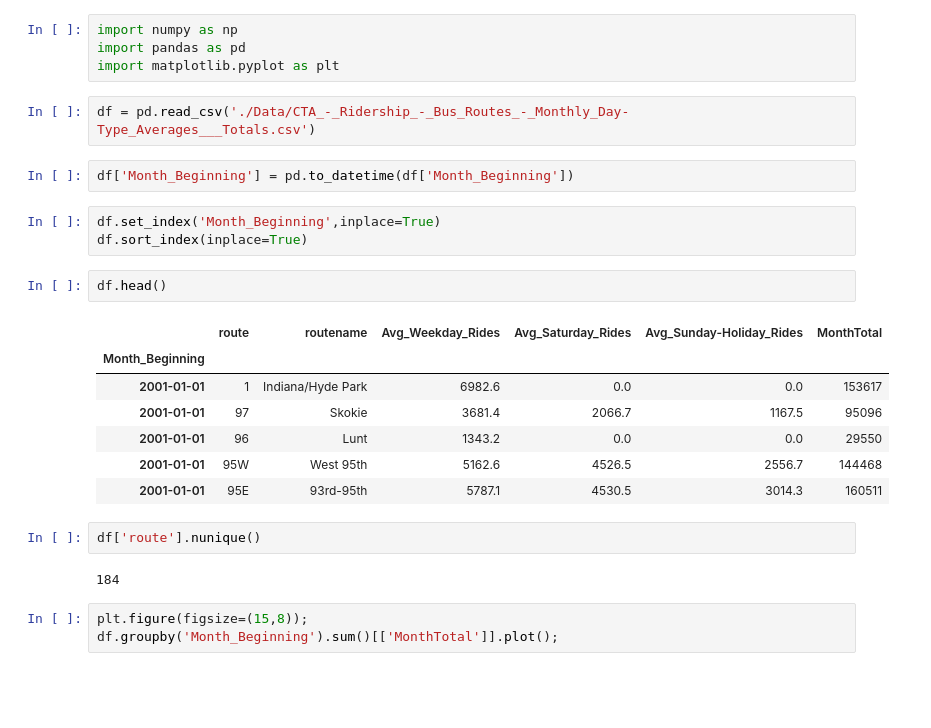
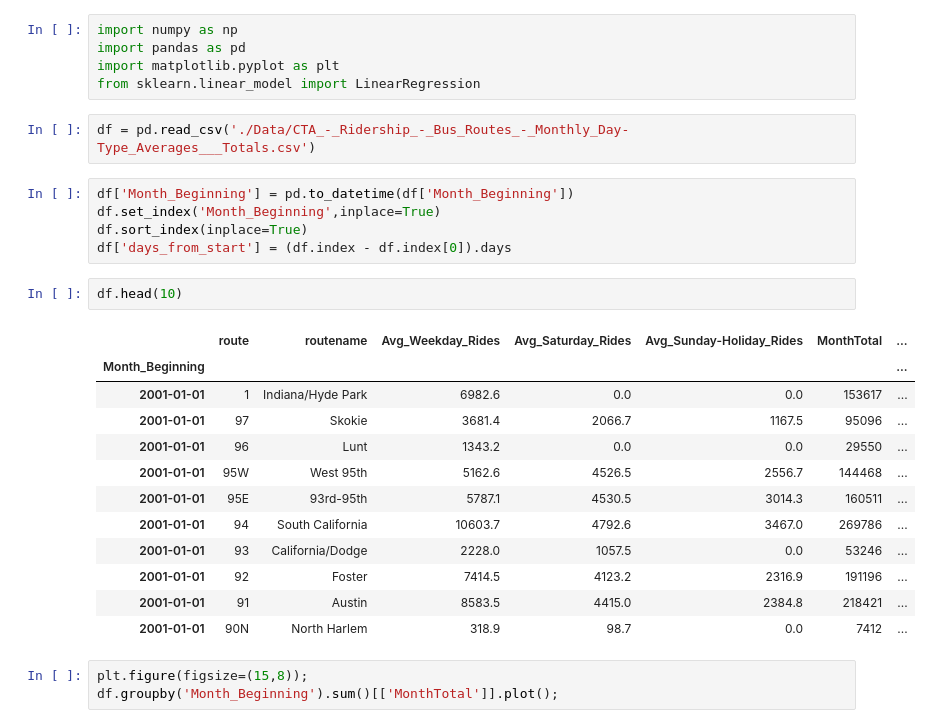
Before and after one commit to LamSingkit/Chicago_public_transport_project, a Jupyter notebook: Shengjie_Folder/Ridership.ipynb, the cells around one changed output. Saved outputs shown, nothing was run; the diff lists cells and outputs as text; blank space fills up the shorter version.

```diff
--- a/Shengjie_Folder/Ridership.ipynb
+++ b/Shengjie_Folder/Ridership.ipynb
@@ -2,27 +2,29 @@
 import numpy as np
 import pandas as pd
 import matplotlib.pyplot as plt
+from sklearn.linear_model import LinearRegression
 # %%
 df = pd.read_csv('./Data/CTA_-_Ridership_-_Bus_Routes_-_Monthly_Day-Type_Averages___Totals.csv')
-# %%
-df['Month_Beginning'] = pd.to_datetime(df['Month_Beginning'])
 # %%
+df['Month_Beginning'] = pd.to_datetime(df['Month_Beginning'])
 df.set_index('Month_Beginning',inplace=True)
 df.sort_index(inplace=True)
+df['days_from_start'] = (df.index - df.index[0]).days
 # %%
-df.head()
+df.head(10)
 # %% [output]
-|  | route | routename | Avg_Weekday_Rides | Avg_Saturday_Rides | Avg_Sunday-Holiday_Rides | MonthTotal |
-| Month_Beginning |  |  |  |  |  |  |
-| 2001-01-01 | 1 | Indiana/Hyde Park | 6982.6 | 0.0 | 0.0 | 153617 |
-| 2001-01-01 | 97 | Skokie | 3681.4 | 2066.7 | 1167.5 | 95096 |
-| 2001-01-01 | 96 | Lunt | 1343.2 | 0.0 | 0.0 | 29550 |
-| 2001-01-01 | 95W | West 95th | 5162.6 | 4526.5 | 2556.7 | 144468 |
-| 2001-01-01 | 95E | 93rd-95th | 5787.1 | 4530.5 | 3014.3 | 160511 |
+|  | route | routename | Avg_Weekday_Rides | Avg_Saturday_Rides | Avg_Sunday-Holiday_Rides | MonthTotal | ... |
+| Month_Beginning |  |  |  |  |  |  | ... |
+| 2001-01-01 | 1 | Indiana/Hyde Park | 6982.6 | 0.0 | 0.0 | 153617 | ... |
+| 2001-01-01 | 97 | Skokie | 3681.4 | 2066.7 | 1167.5 | 95096 | ... |
+| 2001-01-01 | 96 | Lunt | 1343.2 | 0.0 | 0.0 | 29550 | ... |
+| 2001-01-01 | 95W | West 95th | 5162.6 | 4526.5 | 2556.7 | 144468 | ... |
+| 2001-01-01 | 95E | 93rd-95th | 5787.1 | 4530.5 | 3014.3 | 160511 | ... |
+| 2001-01-01 | 94 | South California | 10603.7 | 4792.6 | 3467.0 | 269786 | ... |
+| 2001-01-01 | 93 | California/Dodge | 2228.0 | 1057.5 | 0.0 | 53246 | ... |
+| 2001-01-01 | 92 | Foster | 7414.5 | 4123.2 | 2316.9 | 191196 | ... |
+| 2001-01-01 | 91 | Austin | 8583.5 | 4415.0 | 2384.8 | 218421 | ... |
+| 2001-01-01 | 90N | North Harlem | 318.9 | 98.7 | 0.0 | 7412 | ... |
-# %%
-df['route'].nunique()
-# %% [output]
-184
 # %%
 plt.figure(figsize=(15,8));
 df.groupby('Month_Beginning').sum()[['MonthTotal']].plot();
```
Also changed, not shown: parts of 10 cells of this notebook, 1 other file.
